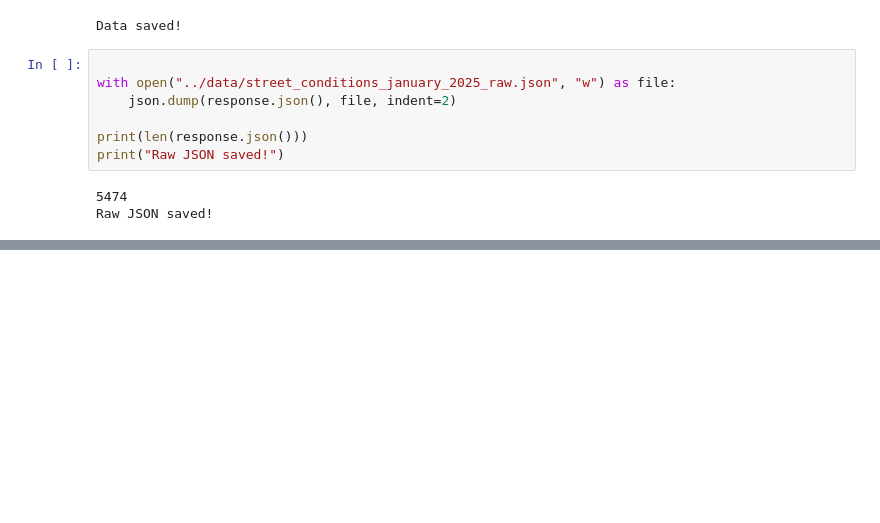
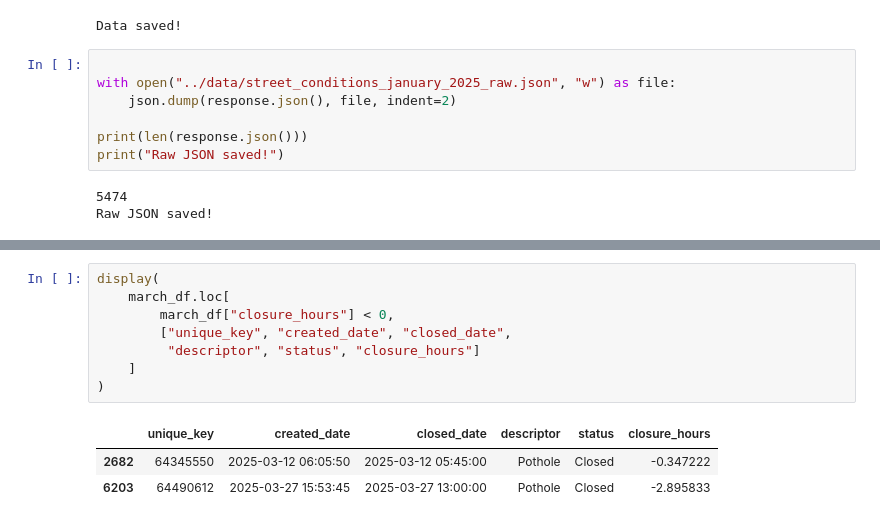
Before and after one commit to rengoku200/data1030-midterm-review, a Jupyter notebook: src/data_collection.ipynb, the cells around one changed output, grey strips where cells are left out. Cells and saved outputs as stored; diff of their text form; blank space fills up the shorter version.

```diff
--- a/src/data_collection.ipynb
+++ b/src/data_collection.ipynb
@@ -252,0 +450,12 @@ Raw JSON saved!
+# %%
+display(
+    march_df.loc[
+        march_df["closure_hours"] < 0,
+        ["unique_key", "created_date", "closed_date",
+         "descriptor", "status", "closure_hours"]
+    ]
+)
+# %% [output]
+|  | unique_key | created_date | closed_date | descriptor | status | closure_hours |
+| 2682 | 64345550 | 2025-03-12 06:05:50 | 2025-03-12 05:45:00 | Pothole | Closed | -0.347222 |
+| 6203 | 64490612 | 2025-03-27 15:53:45 | 2025-03-27 13:00:00 | Pothole | Closed | -2.895833 |
```
Also changed, not shown: parts of 19 cells of this notebook, 26 other files.
